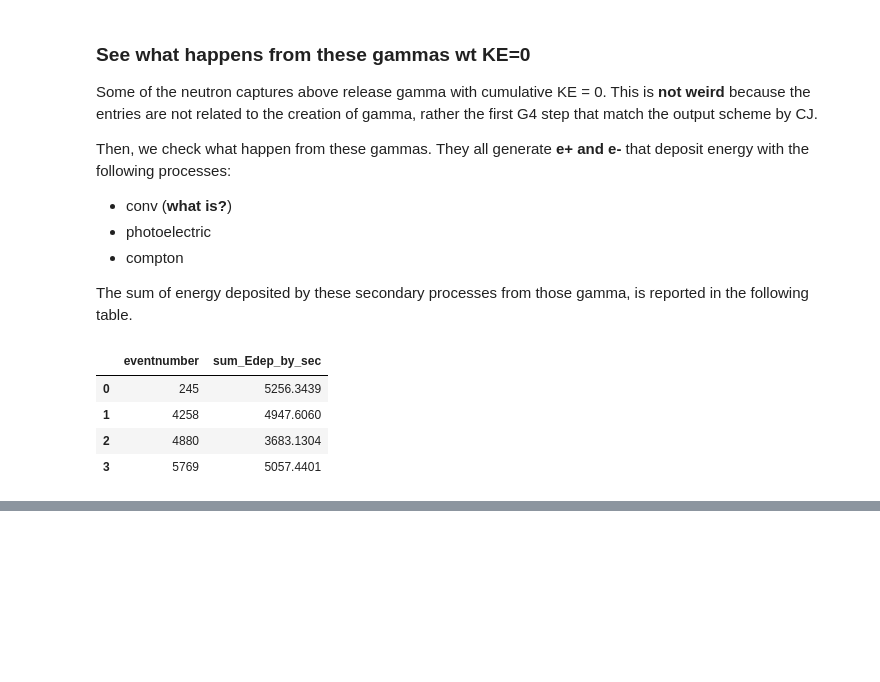
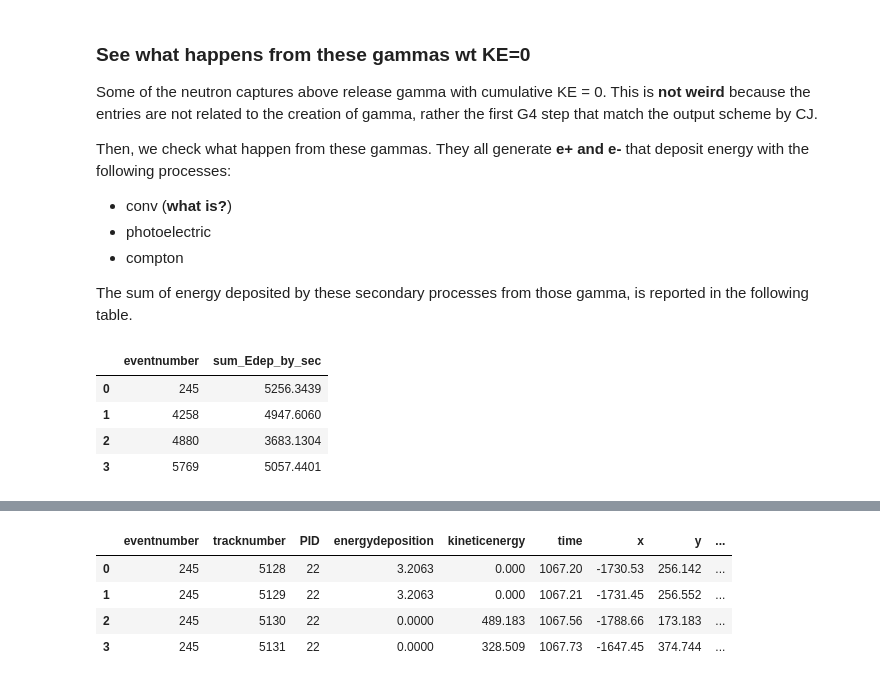
Before and after one commit to luigiberducci/ML4NP, a Jupyter notebook: Notebooks/ar41_in_new_data_10kmuons.ipynb, the cells around one changed output, grey strips where cells are left out. Saved outputs shown, nothing was run; the diff lists cells and outputs as text; code cells hidden in the pictures; blank space fills up the shorter version.

```diff
--- a/Notebooks/ar41_in_new_data_10kmuons.ipynb
+++ b/Notebooks/ar41_in_new_data_10kmuons.ipynb
@@ -160,0 +189,8 @@ secondary_edep
+# %%
+event245[event245.ParentTrackID==5107].groupby("tracknumber").first().reset_index()[fields]
+# %% [output]
+|  | eventnumber | tracknumber | PID | energydeposition | kineticenergy | time | x | y | ... |
+| 0 | 245 | 5128 | 22 | 3.2063 | 0.000 | 1067.20 | -1730.53 | 256.142 | ... |
+| 1 | 245 | 5129 | 22 | 3.2063 | 0.000 | 1067.21 | -1731.45 | 256.552 | ... |
+| 2 | 245 | 5130 | 22 | 0.0000 | 489.183 | 1067.56 | -1788.66 | 173.183 | ... |
+| 3 | 245 | 5131 | 22 | 0.0000 | 328.509 | 1067.73 | -1647.45 | 374.744 | ... |
```
Also changed, not shown: parts of 2 cells of this notebook, 2 other files.
